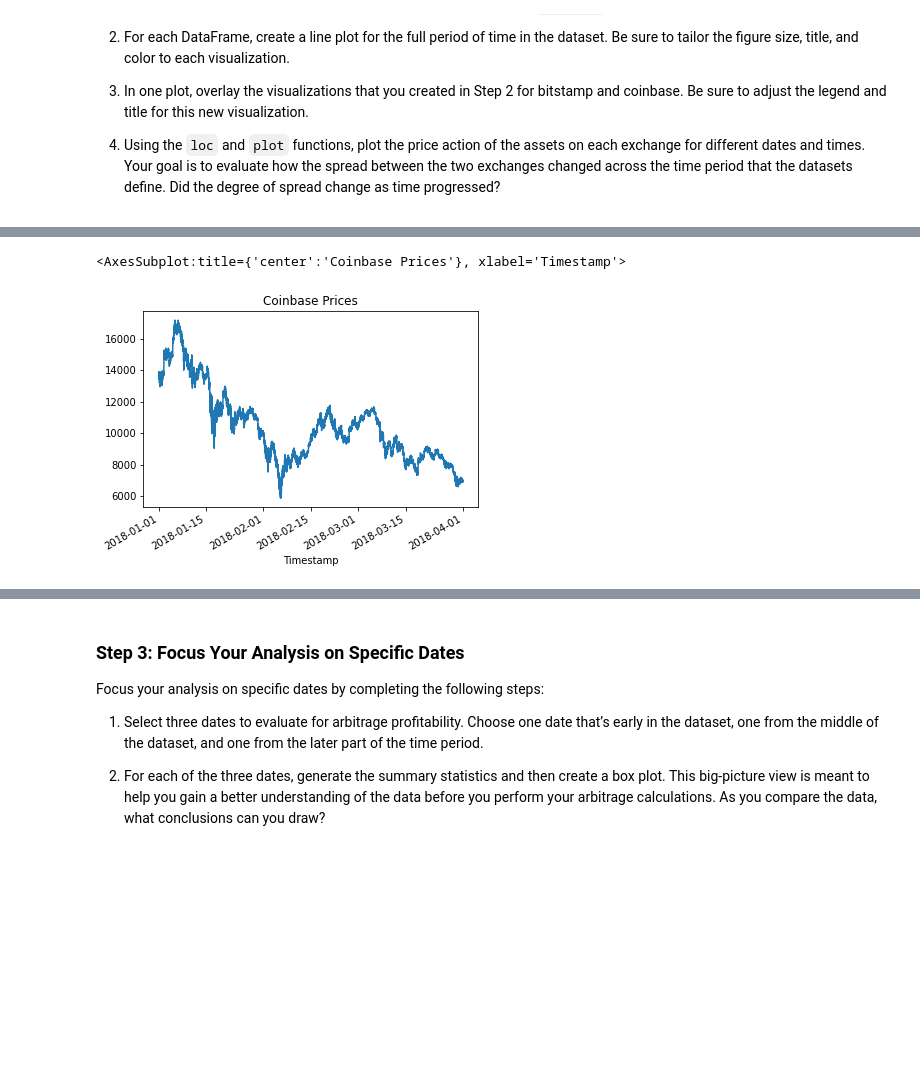
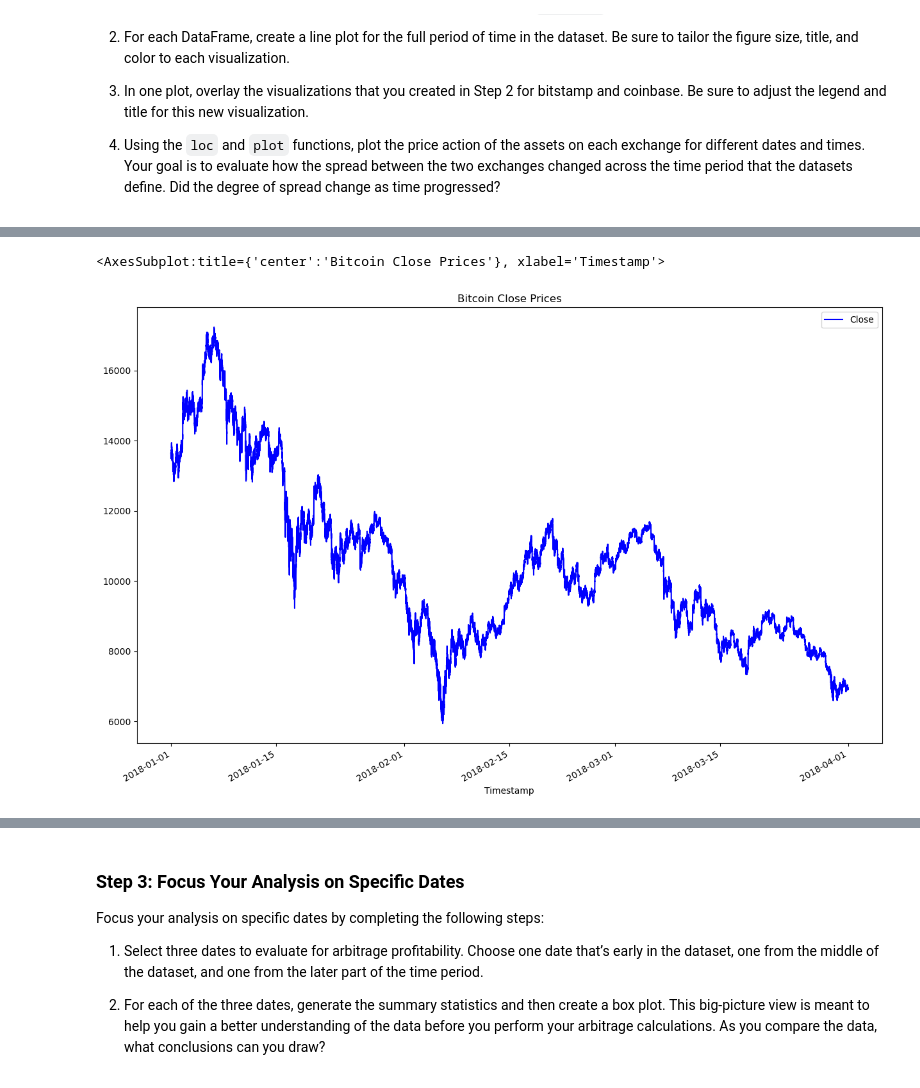
Before and after one commit to Tmccoy22/bitcoin_challenge, a Jupyter notebook: crypto_arbitrage.ipynb, the cells around one changed output, grey strips where cells are left out. Saved outputs shown, nothing was run; the diff lists cells and outputs as text; code cells hidden in the pictures; blank space fills up the shorter version.

```diff
--- a/crypto_arbitrage.ipynb
+++ b/crypto_arbitrage.ipynb
@@ -97,8 +97,8 @@ To prepare and clean your data for analysis, complete the following steps:
 # %%
 # For the bitstamp DataFrame, replace or drop all NaNs or missing values in the DataFrame
 bitstamp.isnull().sum()
-bitstamp_df = bitstamp.dropna()
-bitstamp_df.isnull().sum()
+bitstamp = bitstamp.dropna()
+bitstamp.isnull().sum()
 # %% [output]
 Open              0
 High              0
@@ -112,8 +112,8 @@ dtype: int64
 ### Step 2: Use the `str.replace` function to remove the dollar signs ($) from the values in the Close column.
 # %%
 # Use the str.replace function to remove the dollar sign, $
-bitstamp_df.loc[:, "Close"] = bitstamp_df.loc[:, "Close"].str.replace("$", "")
-bitstamp_df.dtypes
+bitstamp['Close'] = bitstamp['Close'].str.replace('$', '')
+bitstamp.dtypes
 # %% [output]
 Open              float64
 High              float64
@@ -127,8 +127,8 @@ dtype: object
 ### Step 3: Convert the data type of the Close column to a `float`.
 # %%
 # Convert the Close data type to a float
-bitstamp_df.loc[:, "Close"] = bitstamp_df.loc[:, "Close"].astype("float")
-bitstamp_df.dtypes
+bitstamp["Close"] = bitstamp.loc[:, "Close"].astype("float")
+bitstamp.dtypes
 # %% [output]
 Open              float64
 High              float64
@@ -236,8 +240,8 @@ Select the data you want to analyze. Use `loc` or `iloc` to select the following
 
 * Close
 # %%
-# Use loc or iloc to select `Timestamp (the index)` and `Close` from bitstamp DataFrame
-bitstamp_sliced = bitstamp_df.loc[:, "Close"]
+# Use loc or iloc to select `Timestamp (the index)` and `Close` from bitsta
+bitstamp_sliced = bitstamp.iloc[:, [3]]
 
 # Review the first five rows of the DataFrame
 bitstamp_sliced.head()
@@ -304,10 +308,10 @@ Name: Close, dtype: float64
 # %%
 # Create a line plot for the bitstamp DataFrame for the full length of time in the dataset
 # Be sure that the figure size, title, and color are tailored to each visualization
-bitstamp_sliced.plot[
+bitstamp_sliced.plot(figsize = (15, 10), title = "Bitcoin Close Prices", color = "blue")
 # %% [output]
-<AxesSubplot:title={'center':'Coinbase Prices'}, xlabel='Timestamp'>
+<AxesSubplot:title={'center':'Bitcoin Close Prices'}, xlabel='Timestamp'>
-[figure, old version]
+[figure, new version]
 # %%
 # Create a line plot for the coinbase DataFrame for the full length of time in the dataset
 # Be sure that the figure size, title, and color are tailored to each visualization
```
Also changed, not shown: parts of 65 cells of this notebook, 3 other files.
